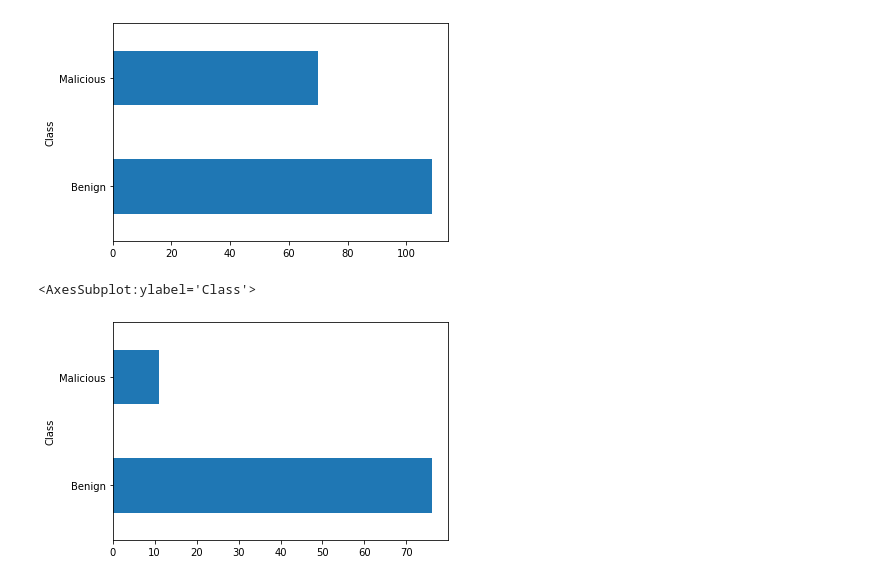
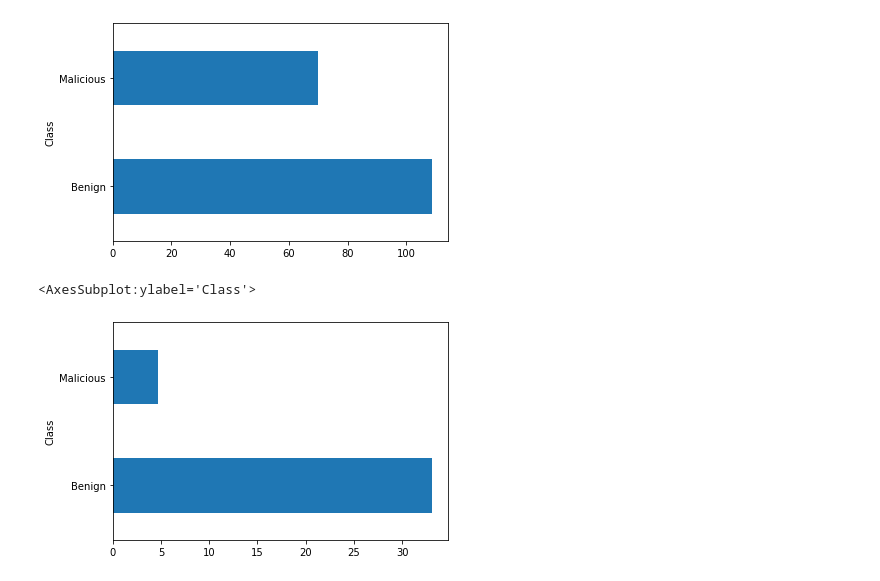
Before and after one commit to arya3364/CyberSecurityAnalysis, a Jupyter notebook: pdf-attacks.ipynb, the cells around one changed output. Saved outputs shown, nothing was run; the diff lists cells and outputs as text; code cells hidden in the pictures.

```diff
--- a/pdf-attacks.ipynb
+++ b/pdf-attacks.ipynb
@@ -46,7 +48,7 @@ data.groupby('Class').pdfsize.mean().plot.barh()
 <AxesSubplot:ylabel='Class'>
 [figure]
 # %%
-data.groupby('Class').pdfsize.median().plot.barh()
+data.groupby('Class').stream.mean().plot.barh()
 # %% [output]
 <AxesSubplot:ylabel='Class'>
-[figure, old version]
+[figure, new version]
```
Also changed, not shown: parts of 8 cells of this notebook.
